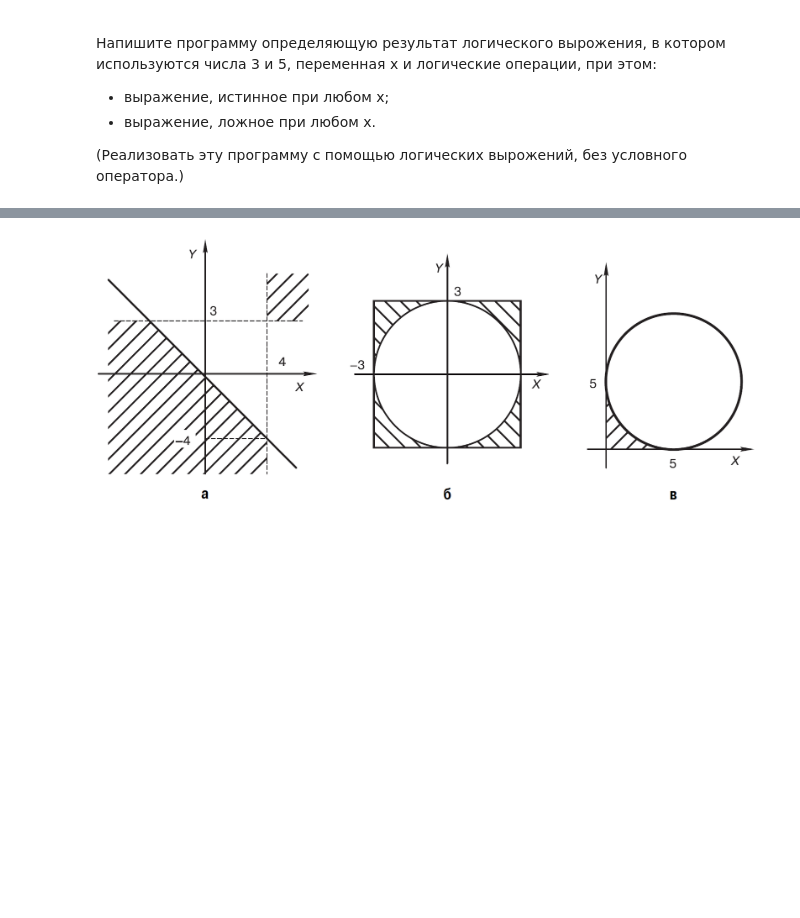
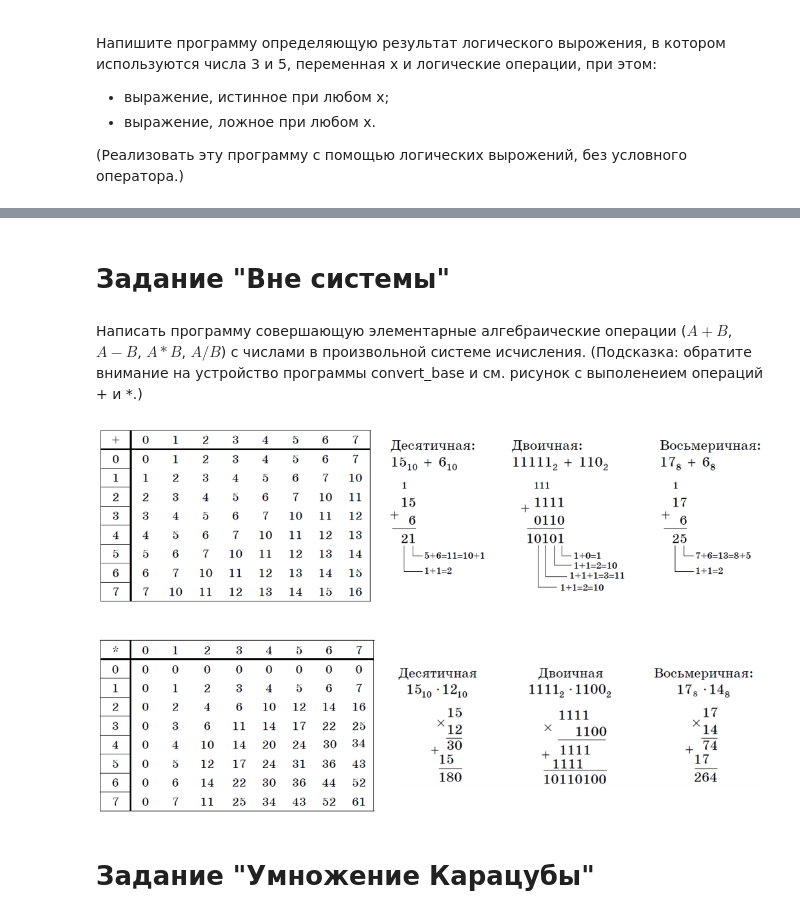
Before and after one commit to jbruler/rudn-python-labs, a Jupyter notebook: lab 03/lab 3.ipynb, the cells around one changed output, grey strips where cells are left out. Cells and saved outputs as stored; diff of their text form; code cells hidden in the pictures; blank space fills up the shorter version.

```diff
--- a/lab 03/lab 3.ipynb
+++ b/lab 03/lab 3.ipynb
@@ -214,9 +585,15 @@ print('Результат этого логического выражения
+# %% [markdown]
+# Задание "Вне системы"
+# %% [markdown]
+Написать программу совершающую элементарные алгебраические операции ($A+B$, $A-B$, $A*B$, $A/B$) с числами в произвольной системе исчисления. (Подсказка: обратите внимание на устройство программы convert_base и см. рисунок с выполенеием операций + и *.)
 # %%
 # Так можно добавлять картинки
 
-from IPython.display import Image           # вызов из библиотеки определённой функции
-Image("fig.png")                            # вызов функции и передача ей в качестве аргумента пути к файлу
+from IPython.display import Image # вызов из библиотеки определённой функции
+Image("операции.png")              # вызов функции и передача ей в качестве аргумента пути к файлу
 
 # (в данном случае фаил находится в той же папке)
 # %% [output]
-[figure, old version]
+[figure, new version]
+# %% [markdown]
+# Задание "Умножение Карацубы"
```
Also changed, not shown: parts of 68 cells of this notebook.
